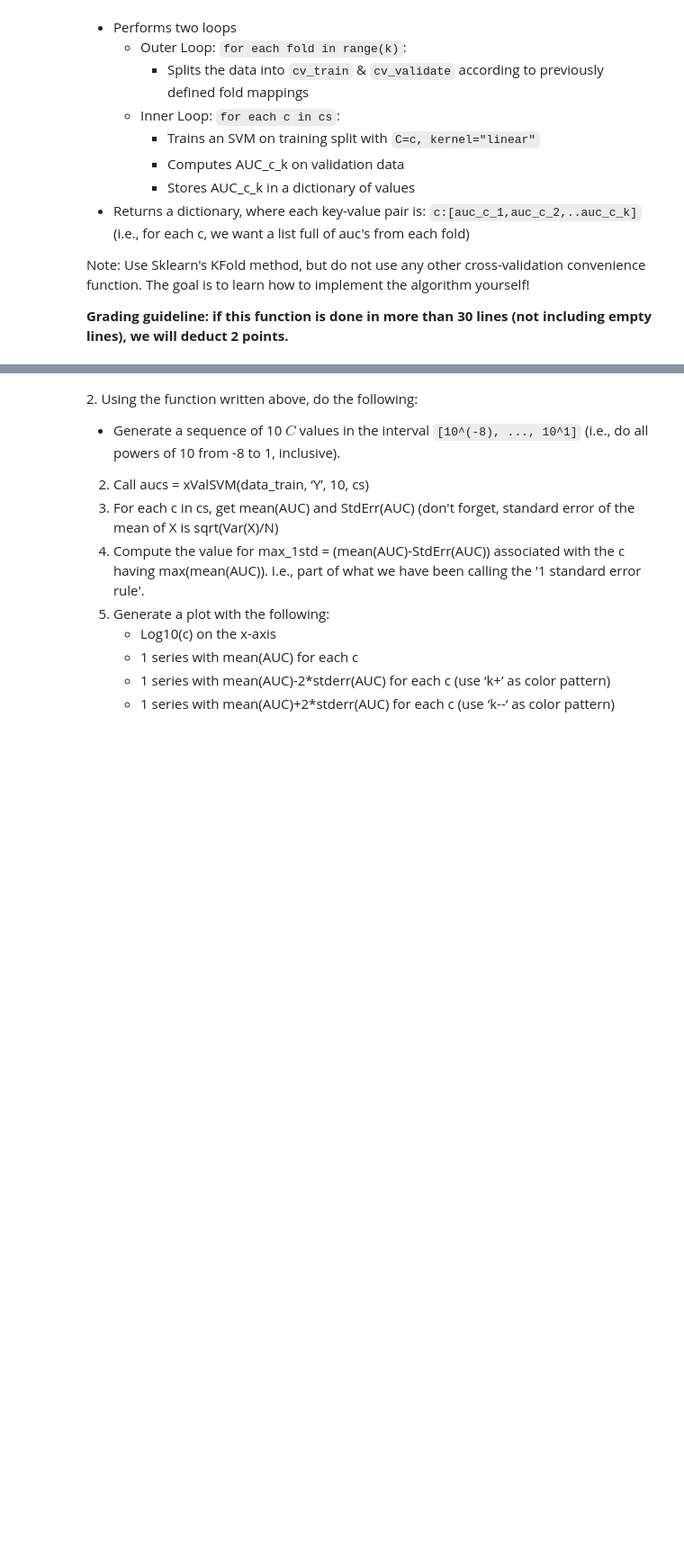
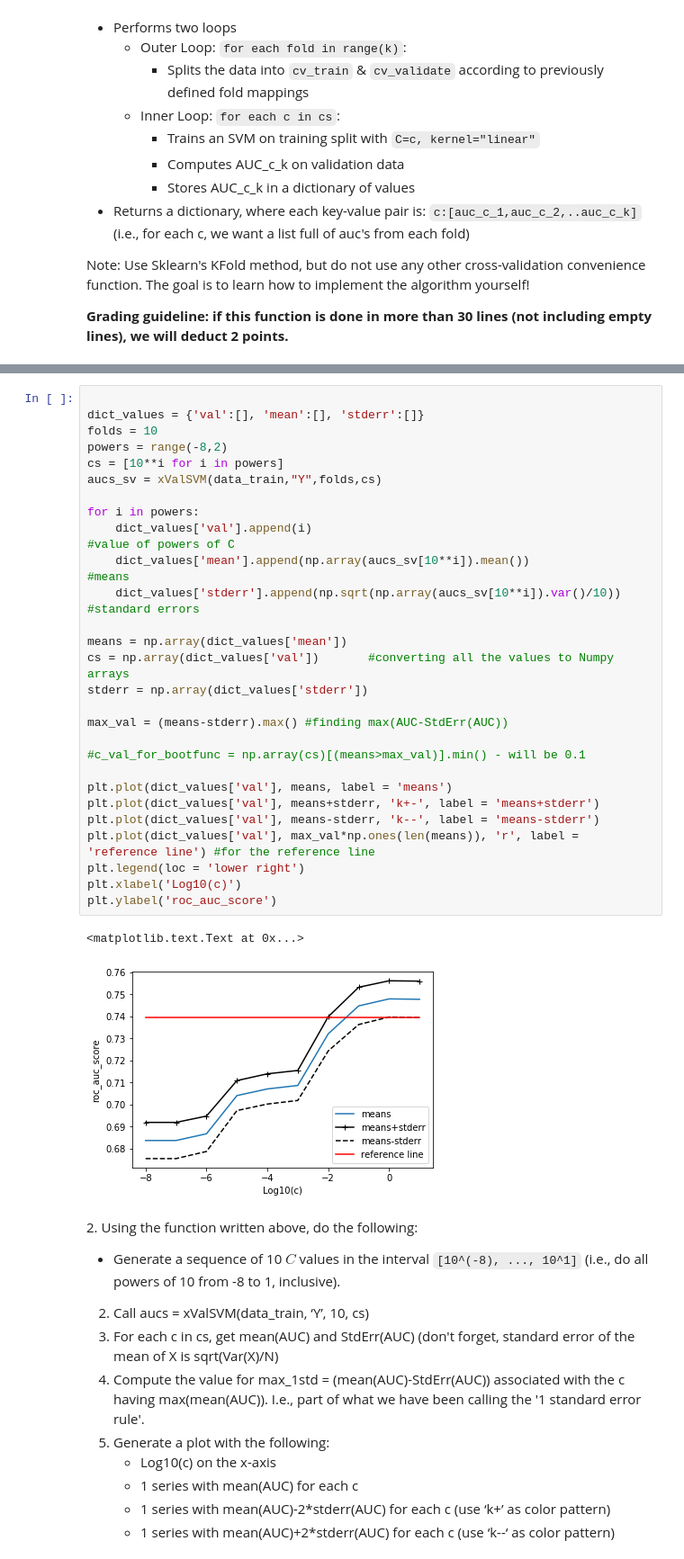
Before and after one commit to concannon/DataScienceCourse, a Jupyter notebook: homework/Homework 4_cmc1204.ipynb, the cells around one changed output, grey strips where cells are left out. Shown at 90% size. Cells and saved outputs as stored; diff of their text form; blank space fills up the shorter version.

```diff
--- a/homework/Homework 4_cmc1204.ipynb
+++ b/homework/Homework 4_cmc1204.ipynb
@@ -211,3 +196,34 @@ print(aucs)
+# %%
+
+dict_values = {'val':[], 'mean':[], 'stderr':[]}
+folds = 10
+powers = range(-8,2)
+cs = [10**i for i in powers]
+aucs_sv = xValSVM(data_train,"Y",folds,cs)
+
+for i in powers:
+    dict_values['val'].append(i)                                             #value of powers of C
+    dict_values['mean'].append(np.array(aucs_sv[10**i]).mean())              #means
+    dict_values['stderr'].append(np.sqrt(np.array(aucs_sv[10**i]).var()/10)) #standard errors
+
+means = np.array(dict_values['mean'])
+cs = np.array(dict_values['val'])       #converting all the values to Numpy arrays
+stderr = np.array(dict_values['stderr'])
+
+max_val = (means-stderr).max() #finding max(AUC-StdErr(AUC))
+
+#c_val_for_bootfunc = np.array(cs)[(means>max_val)].min() - will be 0.1
+
+plt.plot(dict_values['val'], means, label = 'means')
+plt.plot(dict_values['val'], means+stderr, 'k+-', label = 'means+stderr')
+plt.plot(dict_values['val'], means-stderr, 'k--', label = 'means-stderr')
+plt.plot(dict_values['val'], max_val*np.ones(len(means)), 'r', label = 'reference line') #for the reference line
+plt.legend(loc = 'lower right')
+plt.xlabel('Log10(c)')
+plt.ylabel('roc_auc_score')
+# %% [output]
+<matplotlib.text.Text at 0x...>
+[figure, added]
 # %% [markdown]
 2\. Using the function written above, do the following:
 - Generate a sequence of 10 $C$ values in the interval `[10^(-8), ..., 10^1]` (i.e., do all powers of 10 from -8 to 1, inclusive).
```
Also changed, not shown: parts of 12 cells of this notebook, 9 other files.
